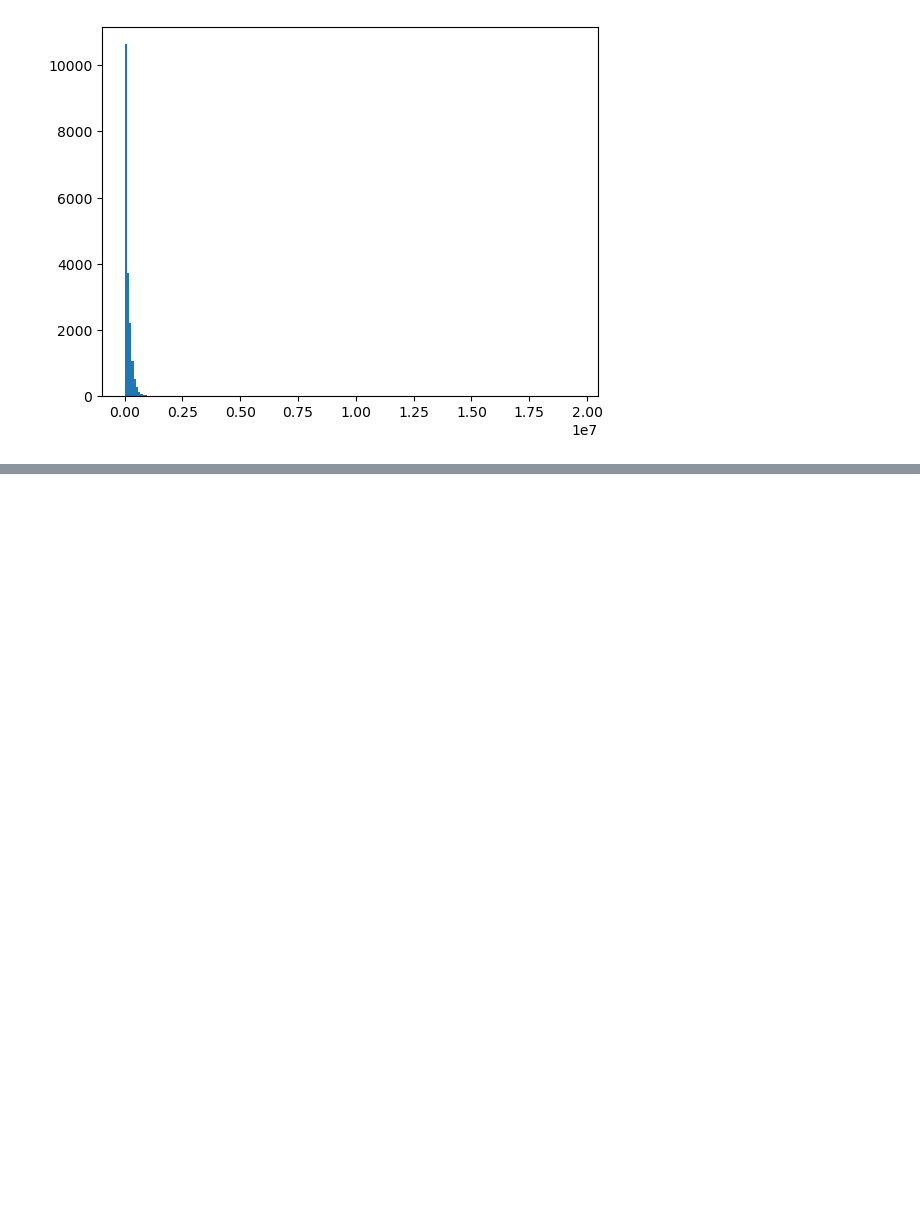
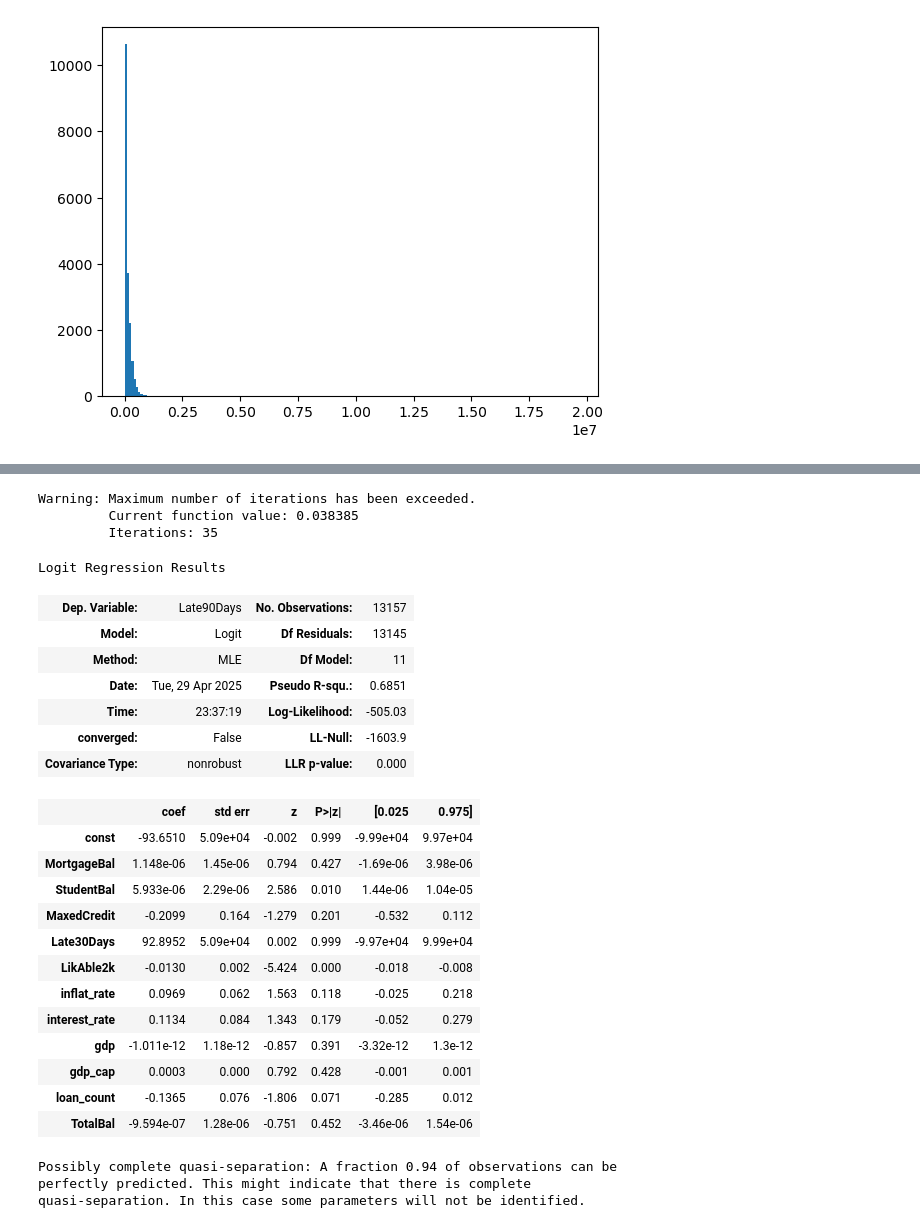
Before and after one commit to yzhao2433/LoanDelinquencyProject, a Jupyter notebook: data_prepartion.ipynb, the cells around one changed output, grey strips where cells are left out. Saved outputs shown, nothing was run; the diff lists cells and outputs as text; code cells hidden in the pictures; blank space fills up the shorter version.

Commit message:
Model evaluation

```diff
--- a/data_prepartion.ipynb
+++ b/data_prepartion.ipynb
@@ -384,0 +455,43 @@ See the caveats in the documentation: https://pandas.pydata.org/pandas-docs/stab
+# %%
+X = sm.add_constant(df_final_cleaned.drop(columns=["Late90Days","CreditScore",
+                                                   "LastCheckCredit","date","year",
+                                                   "weight", "userid","HaveCredit",'HaveMortgage',
+                                                   'HaveStudent','HaveHomeBasedLoan',
+                                                   'CreditBal', 'HomeBasedBal',
+                                                   'AutoBal', 'OtherBal',
+                                                   'HaveAuto', 'Other',
+                                                   "loan_count(w/outCredit)"]))
+y = df_final_cleaned["Late90Days"]
+
+X_train, X_test, y_train, y_test = train_test_split(X, y, test_size=0.3, stratify=y)
+
+logistic = sm.Logit(y_train, X_train).fit()
+logistic.summary()
+# %% [output]
+Warning: Maximum number of iterations has been exceeded.
+         Current function value: 0.038385
+         Iterations: 35
+Logit Regression Results
+| Dep. Variable: | Late90Days | No. Observations: | 13157 |
+| Model: | Logit | Df Residuals: | 13145 |
+| Method: | MLE | Df Model: | 11 |
+| Date: | Tue, 29 Apr 2025 | Pseudo R-squ.: | 0.6851 |
+| Time: | 23:37:19 | Log-Likelihood: | -505.03 |
+| converged: | False | LL-Null: | -1603.9 |
+| Covariance Type: | nonrobust | LLR p-value: | 0.000 |
+|  | coef | std err | z | P>|z| | [0.025 | 0.975] |
+| const | -93.6510 | 5.09e+04 | -0.002 | 0.999 | -9.99e+04 | 9.97e+04 |
+| MortgageBal | 1.148e-06 | 1.45e-06 | 0.794 | 0.427 | -1.69e-06 | 3.98e-06 |
+| StudentBal | 5.933e-06 | 2.29e-06 | 2.586 | 0.010 | 1.44e-06 | 1.04e-05 |
+| MaxedCredit | -0.2099 | 0.164 | -1.279 | 0.201 | -0.532 | 0.112 |
+| Late30Days | 92.8952 | 5.09e+04 | 0.002 | 0.999 | -9.97e+04 | 9.99e+04 |
+| LikAble2k | -0.0130 | 0.002 | -5.424 | 0.000 | -0.018 | -0.008 |
+| inflat_rate | 0.0969 | 0.062 | 1.563 | 0.118 | -0.025 | 0.218 |
+| interest_rate | 0.1134 | 0.084 | 1.343 | 0.179 | -0.052 | 0.279 |
+| gdp | -1.011e-12 | 1.18e-12 | -0.857 | 0.391 | -3.32e-12 | 1.3e-12 |
+| gdp_cap | 0.0003 | 0.000 | 0.792 | 0.428 | -0.001 | 0.001 |
+| loan_count | -0.1365 | 0.076 | -1.806 | 0.071 | -0.285 | 0.012 |
+| TotalBal | -9.594e-07 | 1.28e-06 | -0.751 | 0.452 | -3.46e-06 | 1.54e-06 |
+Possibly complete quasi-separation: A fraction 0.94 of observations can be
+perfectly predicted. This might indicate that there is complete
+quasi-separation. In this case some parameters will not be identified.
```
Also changed, not shown: parts of 9 cells of this notebook, 1 other file.
